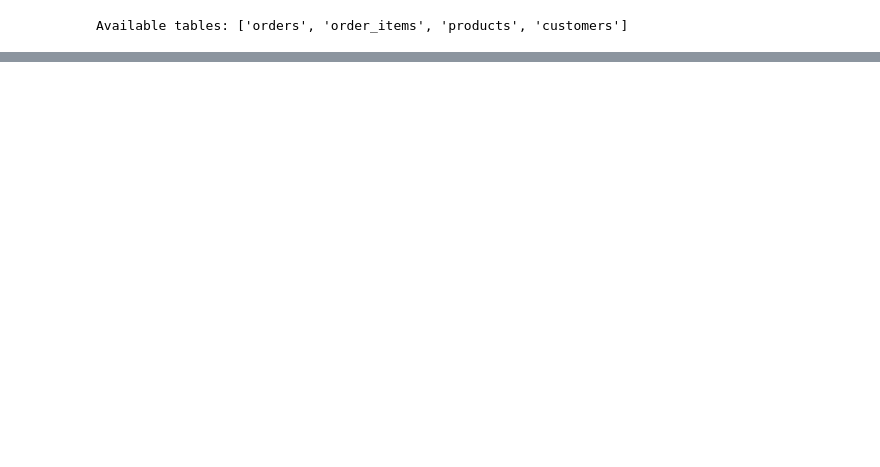
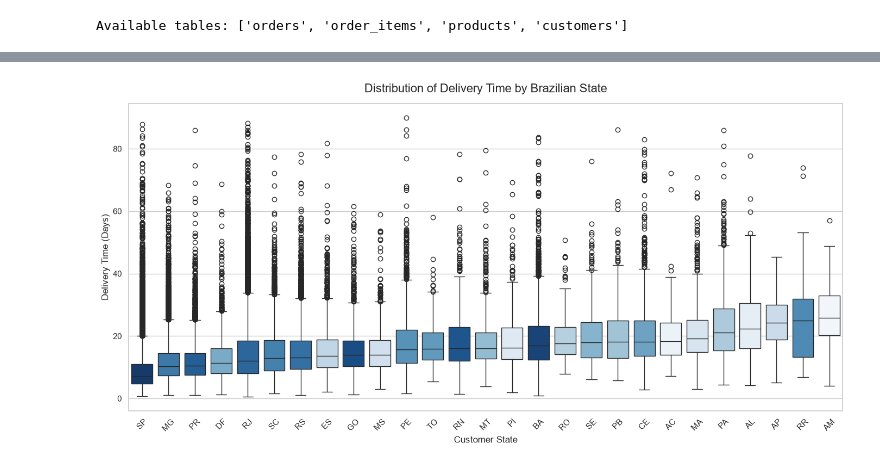
Before and after one commit to Chrzanisko/data-driven-ecommerce, a Jupyter notebook: notebooks/eda.ipynb, the cells around one changed output, grey strips where cells are left out. Saved outputs shown, nothing was run; the diff lists cells and outputs as text; code cells hidden in the pictures; blank space fills up the shorter version.

```diff
--- a/notebooks/eda.ipynb
+++ b/notebooks/eda.ipynb
@@ -38,0 +170,14 @@ df_trend.head()
+# %%
+query = """
+SELECT
+    c.customer_state,
+    (julianday(o.order_delivered_customer_date)-julianday(o.order_purchase_timestamp)) AS delivery_time_days
+FROM orders o
+JOIN customers c ON o.customer_id = c.customer_id
+WHERE o.order_status = 'delivered';
+"""
+
+df_logistics = pd.read_sql_query(query, engine)
+
+
+df_logistics.head()
@@ -38,0 +191,30 @@ df_trend.head()
+# %%
+
+df_filtered = df_logistics[df_logistics['delivery_time_days'] <= 90]
+
+
+state_order = df_filtered.groupby('customer_state')['delivery_time_days'].median().sort_values().index
+
+
+plt.figure(figsize=(14, 7))
+
+sns.boxplot(
+    data=df_filtered,
+    x='customer_state',
+    y='delivery_time_days',
+    order=state_order,
+    hue='customer_state',
+    legend=False,
+    palette="Blues_r"
+)
+
+plt.title('Distribution of Delivery Time by Brazilian State', fontsize=16, pad=15)
+plt.xlabel('Customer State', fontsize=12)
+plt.ylabel('Delivery Time (Days)', fontsize=12)
+plt.xticks(rotation=45)
+plt.tight_layout()
+
+plt.savefig(os.path.join(images_dir, 'Logistics_Performance.png'))
+plt.show()
+# %% [output]
+[figure, added]
```
Also changed, not shown: parts of 14 cells of this notebook, 6 other files.
